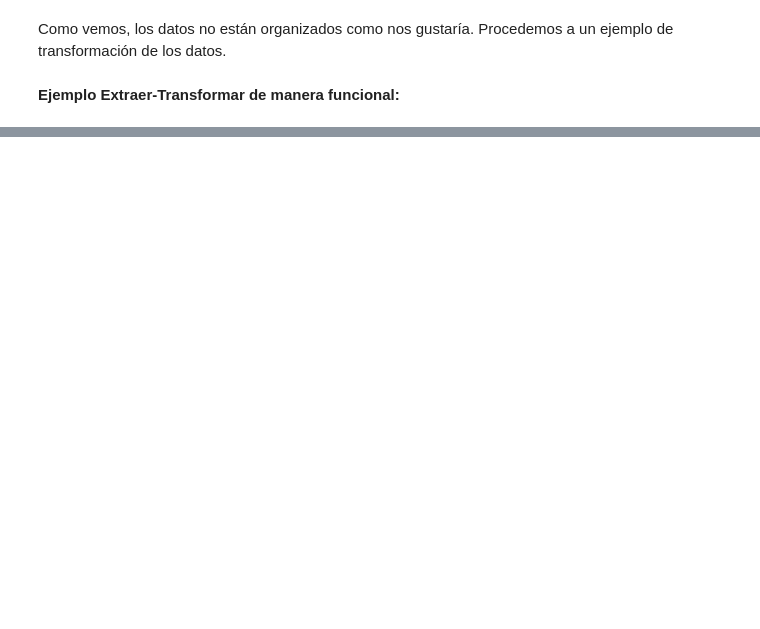
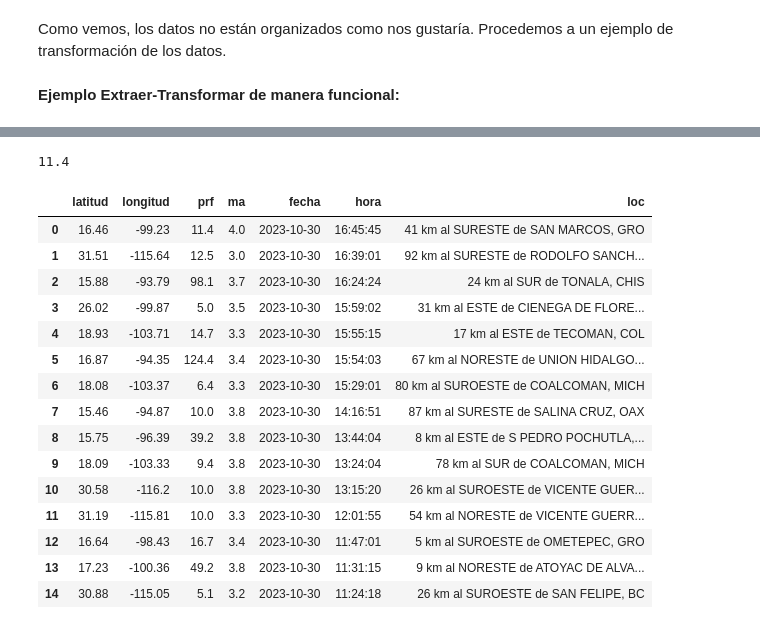
Before and after one commit to Ironhack-Data-Madrid-Octubre-2023/apuntes_clase, a Jupyter notebook: semana_4/2.1 - RSS.ipynb, the cells around one changed output, grey strips where cells are left out. Saved outputs shown, nothing was run; the diff lists cells and outputs as text; code cells hidden in the pictures; blank space fills up the shorter version.

```diff
--- a/semana_4/2.1 - RSS.ipynb
+++ b/semana_4/2.1 - RSS.ipynb
@@ -43,0 +171,2 @@ Como vemos, los datos no están organizados como nos gustaría. Procedemos a un
+# %%
+link = 'http://www2.ssn.unam.mx:8080/jsp/localizacion-de-sismo.jsp?latitud=16.46&longitud=-99.23&prf=11.4 km&ma=4.0&fecha=2023-10-30&hora=16:45:45&loc=41 km al SURESTE de  SAN MARCOS, GRO &evento=1'
@@ -43,0 +183,54 @@ Como vemos, los datos no están organizados como nos gustaría. Procedemos a un
+# %%
+def get_clean_data():
+
+    dictio = get_xml()
+
+
+    # limpieza de datos
+    res = []
+
+    for item in dictio['rss']['channel']['item']:
+
+        link = item['link']
+
+        # link roto por el simbolo ? y luego por &
+        raw_data = link.split('?')[1].split('&')[:-1]
+
+        # queda una lista de listas con k,v
+        raw_data = [e.split('=') for e in raw_data]
+
+        data = {k:v for k,v in raw_data}
+
+        res.append(data)
+
+
+    return res
+# %%
+sismo = pd.DataFrame(get_clean_data())
+# %%
+string = '11.4 km'
+
+float(string.split()[0])
+# %% [output]
+11.4
+# %%
+sismo.prf = sismo.prf.apply(lambda x: float(x.split()[0]))
+# %%
+sismo
+# %% [output]
+|  | latitud | longitud | prf | ma | fecha | hora | loc |
+| 0 | 16.46 | -99.23 | 11.4 | 4.0 | 2023-10-30 | 16:45:45 | 41 km al SURESTE de SAN MARCOS, GRO |
+| 1 | 31.51 | -115.64 | 12.5 | 3.0 | 2023-10-30 | 16:39:01 | 92 km al SURESTE de RODOLFO SANCH... |
+| 2 | 15.88 | -93.79 | 98.1 | 3.7 | 2023-10-30 | 16:24:24 | 24 km al SUR de TONALA, CHIS |
+| 3 | 26.02 | -99.87 | 5.0 | 3.5 | 2023-10-30 | 15:59:02 | 31 km al ESTE de CIENEGA DE FLORE... |
+| 4 | 18.93 | -103.71 | 14.7 | 3.3 | 2023-10-30 | 15:55:15 | 17 km al ESTE de TECOMAN, COL |
+| 5 | 16.87 | -94.35 | 124.4 | 3.4 | 2023-10-30 | 15:54:03 | 67 km al NORESTE de UNION HIDALGO... |
+| 6 | 18.08 | -103.37 | 6.4 | 3.3 | 2023-10-30 | 15:29:01 | 80 km al SUROESTE de COALCOMAN, MICH |
+| 7 | 15.46 | -94.87 | 10.0 | 3.8 | 2023-10-30 | 14:16:51 | 87 km al SURESTE de SALINA CRUZ, OAX |
+| 8 | 15.75 | -96.39 | 39.2 | 3.8 | 2023-10-30 | 13:44:04 | 8 km al ESTE de S PEDRO POCHUTLA,... |
+| 9 | 18.09 | -103.33 | 9.4 | 3.8 | 2023-10-30 | 13:24:04 | 78 km al SUR de COALCOMAN, MICH |
+| 10 | 30.58 | -116.2 | 10.0 | 3.8 | 2023-10-30 | 13:15:20 | 26 km al SUROESTE de VICENTE GUER... |
+| 11 | 31.19 | -115.81 | 10.0 | 3.3 | 2023-10-30 | 12:01:55 | 54 km al NORESTE de VICENTE GUERR... |
+| 12 | 16.64 | -98.43 | 16.7 | 3.4 | 2023-10-30 | 11:47:01 | 5 km al SUROESTE de OMETEPEC, GRO |
+| 13 | 17.23 | -100.36 | 49.2 | 3.8 | 2023-10-30 | 11:31:15 | 9 km al NORESTE de ATOYAC DE ALVA... |
+| 14 | 30.88 | -115.05 | 5.1 | 3.2 | 2023-10-30 | 11:24:18 | 26 km al SUROESTE de SAN FELIPE, BC |
```
Also changed, not shown: parts of 25 cells of this notebook, 1 other file.
